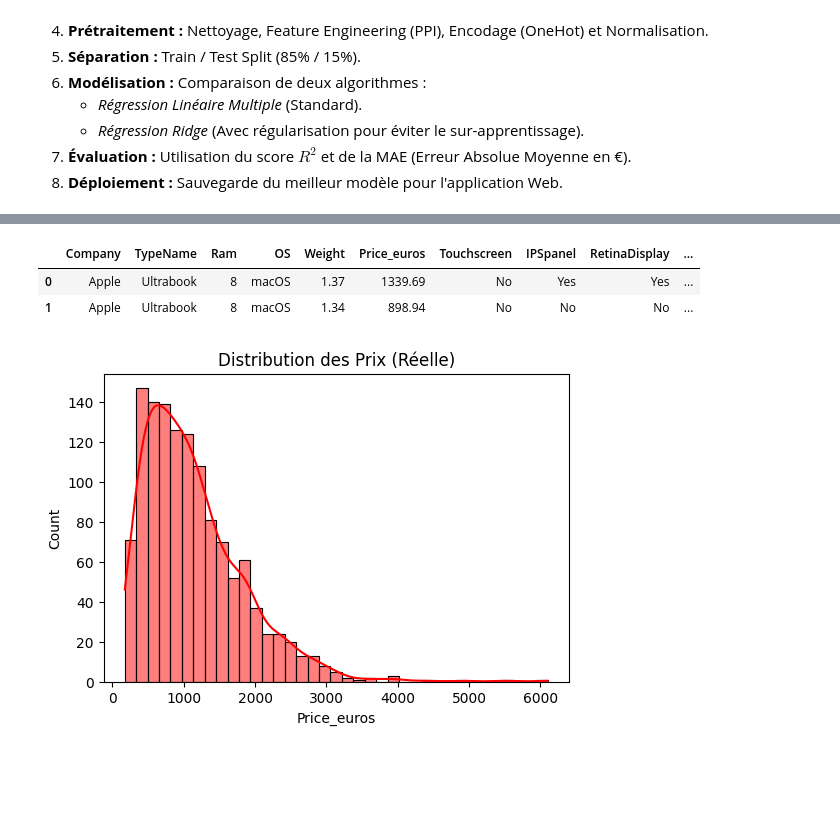
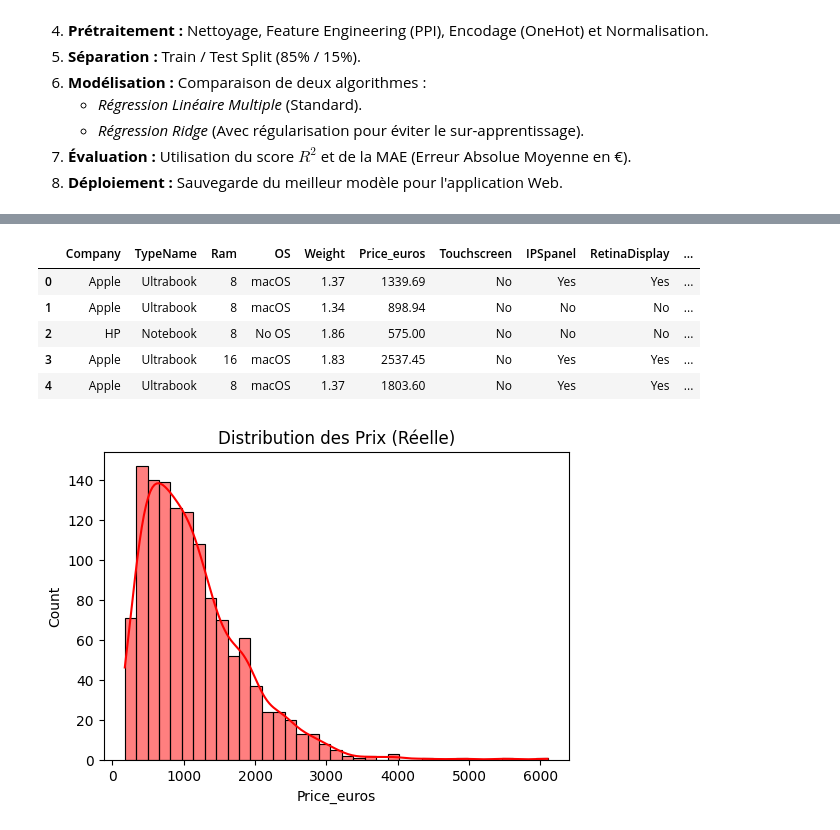
Before and after one commit to Sofiane-Meziane/Laptop_Expert, a Jupyter notebook: notebooks/Regression_Notebook.ipynb, the cells around one changed output, grey strips where cells are left out. Cells and saved outputs as stored; diff of their text form; code cells hidden in the pictures; blank space fills up the shorter version.

```diff
--- a/notebooks/Regression_Notebook.ipynb
+++ b/notebooks/Regression_Notebook.ipynb
@@ -47,12 +57,15 @@ df['PPI'] = np.sqrt(df['ScreenW']**2 + df['ScreenH']**2) / df['Inches']
 # %%
 cols_to_drop = ['Inches', 'ScreenW', 'ScreenH', 'Product', 'Screen']
 df_reg = df.drop(columns=cols_to_drop)
 
-display(df_reg.head(2))
+display(df_reg.head())
 # %% [output]
 |  | Company | TypeName | Ram | OS | Weight | Price_euros | Touchscreen | IPSpanel | RetinaDisplay | ... |
 | 0 | Apple | Ultrabook | 8 | macOS | 1.37 | 1339.69 | No | Yes | Yes | ... |
 | 1 | Apple | Ultrabook | 8 | macOS | 1.34 | 898.94 | No | No | No | ... |
+| 2 | HP | Notebook | 8 | No OS | 1.86 | 575.00 | No | No | No | ... |
+| 3 | Apple | Ultrabook | 16 | macOS | 1.83 | 2537.45 | No | Yes | Yes | ... |
+| 4 | Apple | Ultrabook | 8 | macOS | 1.37 | 1803.60 | No | Yes | Yes | ... |
 # %%
 plt.figure(figsize=(6, 4))
 sns.histplot(df_reg['Price_euros'], kde=True, color='red')
```
Also changed, not shown: parts of 6 cells of this notebook, 1 other file.
